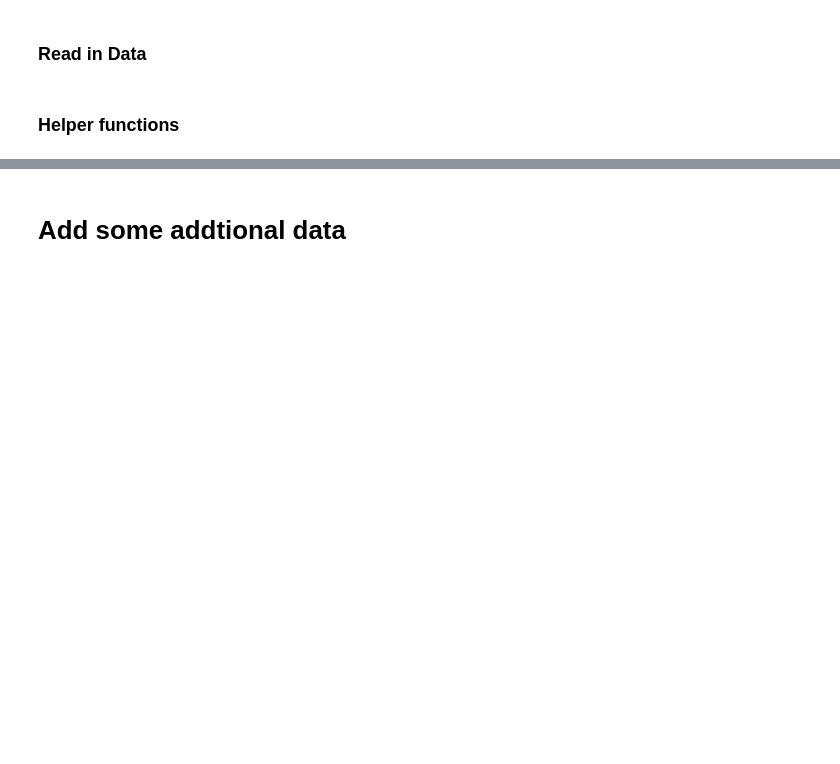
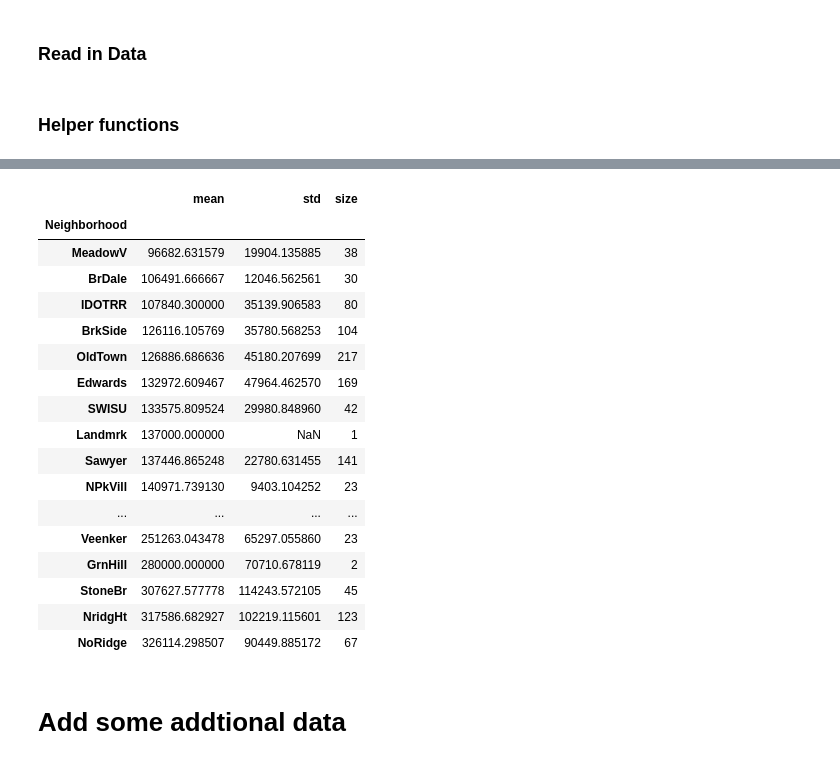
Before and after one commit to nickelworks/machine-learning-housing-project, a Jupyter notebook: charles/eda/Untitled.ipynb, the cells around one changed output, grey strips where cells are left out. Drawn from its saved outputs; the diff is of its cells as text; code cells hidden in the pictures; blank space fills up the shorter version.

```diff
--- a/charles/eda/Untitled.ipynb
+++ b/charles/eda/Untitled.ipynb
@@ -75,3 +95,28 @@ plot_ames(data['Neighborhood'],data['SalePrice'])
+# %%
+# data.groupby('Neighborhood').size().sort_values()
+# neigh_data = pd.DataFrame(columns = '')
+
+
+data.groupby('Neighborhood')['SalePrice'].agg(['mean','std','size']).sort_values(by = 'mean')
+# %% [output]
+|  | mean | std | size |
+| Neighborhood |  |  |  |
+| MeadowV | 96682.631579 | 19904.135885 | 38 |
+| BrDale | 106491.666667 | 12046.562561 | 30 |
+| IDOTRR | 107840.300000 | 35139.906583 | 80 |
+| BrkSide | 126116.105769 | 35780.568253 | 104 |
+| OldTown | 126886.686636 | 45180.207699 | 217 |
+| Edwards | 132972.609467 | 47964.462570 | 169 |
+| SWISU | 133575.809524 | 29980.848960 | 42 |
+| Landmrk | 137000.000000 | NaN | 1 |
+| Sawyer | 137446.865248 | 22780.631455 | 141 |
+| NPkVill | 140971.739130 | 9403.104252 | 23 |
+| ... | ... | ... | ... |
+| Veenker | 251263.043478 | 65297.055860 | 23 |
+| GrnHill | 280000.000000 | 70710.678119 | 2 |
+| StoneBr | 307627.577778 | 114243.572105 | 45 |
+| NridgHt | 317586.682927 | 102219.115601 | 123 |
+| NoRidge | 326114.298507 | 90449.885172 | 67 |
 # %% [markdown]
 # Add some addtional data
 # %%
```
Also changed, not shown: parts of 81 cells of this notebook, 2 other files.
